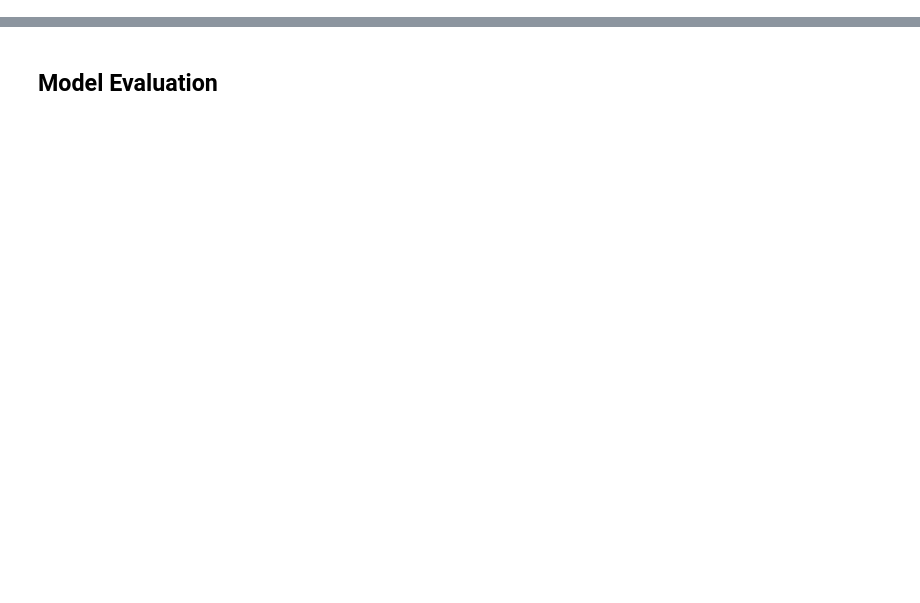
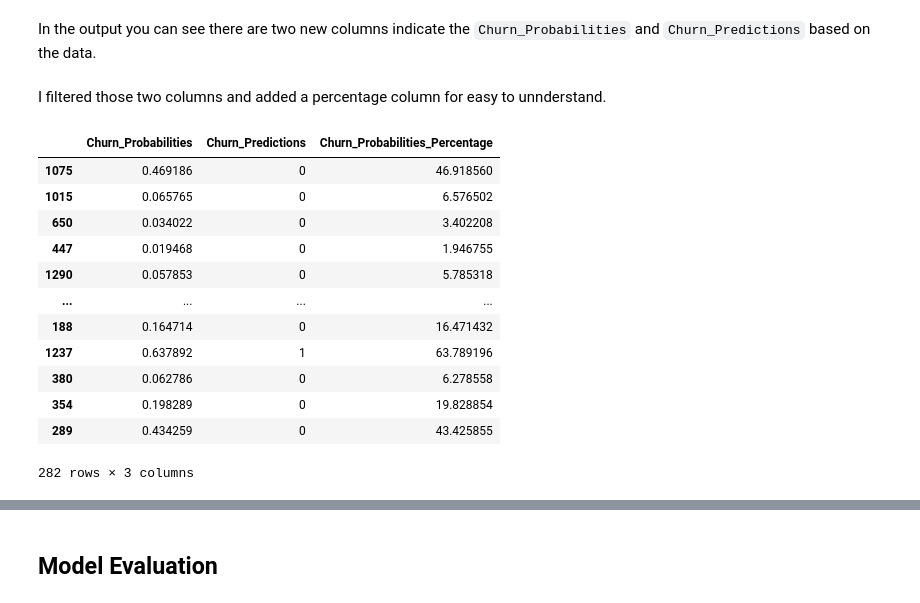
Before and after one commit to AsmaFathi123/My_Gaming, a Jupyter notebook: Data_Mining.ipynb, the cells around one changed output, grey strips where cells are left out. Cells and saved outputs as stored; diff of their text form; code cells hidden in the pictures; blank space fills up the shorter version.

```diff
--- a/Data_Mining.ipynb
+++ b/Data_Mining.ipynb
@@ -242,0 +122,21 @@ weighted avg       0.78      0.79      0.78      1407
+# %% [markdown]
+In the output you can see there are two new columns indicate the `Churn_Probabilities` and `Churn_Predictions` based on the data.
+# %% [markdown]
+I filtered those two columns and added a percentage column for easy to unnderstand.
+# %%
+X_test['Churn_Probabilities_Percentage'] = X_test['Churn_Probabilities'] * 100
+X_test[['Churn_Probabilities', 'Churn_Predictions', 'Churn_Probabilities_Percentage']]
+# %% [output]
+|  | Churn_Probabilities | Churn_Predictions | Churn_Probabilities_Percentage |
+| 1075 | 0.469186 | 0 | 46.918560 |
+| 1015 | 0.065765 | 0 | 6.576502 |
+| 650 | 0.034022 | 0 | 3.402208 |
+| 447 | 0.019468 | 0 | 1.946755 |
+| 1290 | 0.057853 | 0 | 5.785318 |
+| ... | ... | ... | ... |
+| 188 | 0.164714 | 0 | 16.471432 |
+| 1237 | 0.637892 | 1 | 63.789196 |
+| 380 | 0.062786 | 0 | 6.278558 |
+| 354 | 0.198289 | 0 | 19.828854 |
+| 289 | 0.434259 | 0 | 43.425855 |
+282 rows × 3 columns
```
Also changed, not shown: parts of 187 cells of this notebook.
